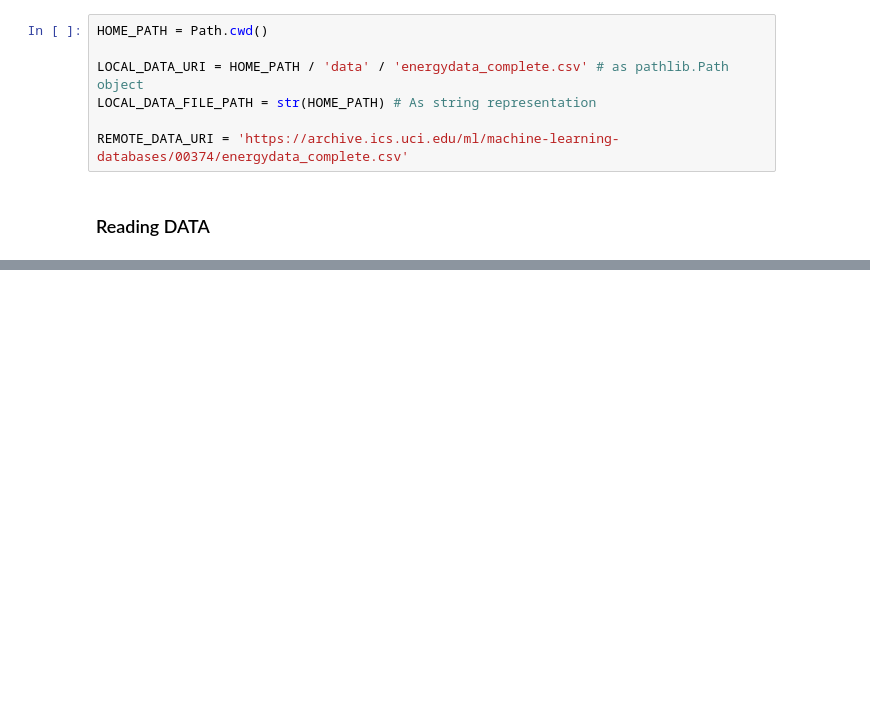
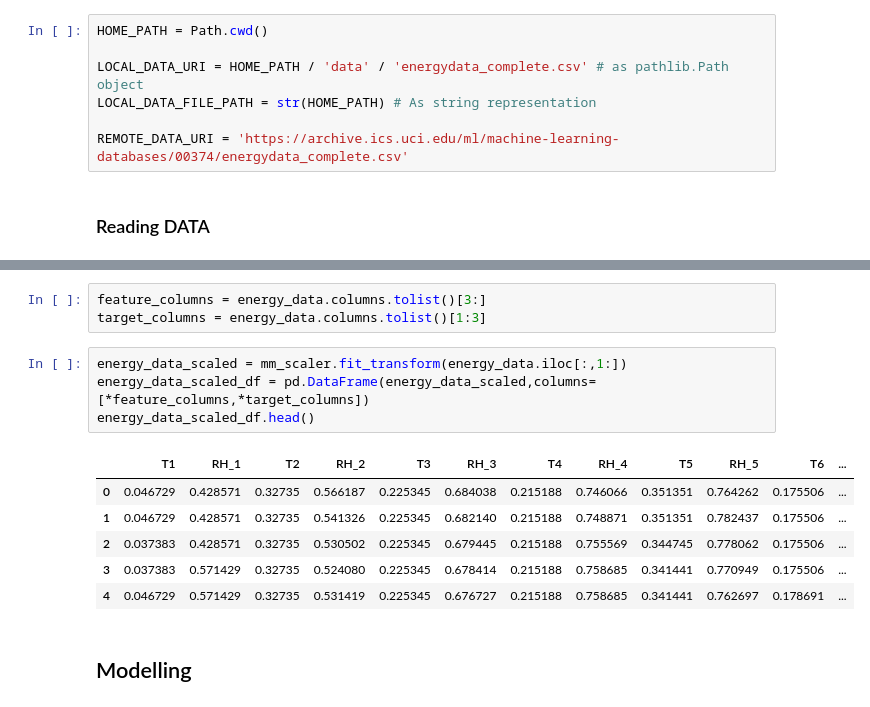
Before and after one commit to rnjema/hdsc_ml_regression, a Jupyter notebook: energy_ml_regression.ipynb, the cells around one changed output, grey strips where cells are left out. Drawn from its saved outputs; the diff is of its cells as text; blank space fills up the shorter version.

```diff
--- a/energy_ml_regression.ipynb
+++ b/energy_ml_regression.ipynb
@@ -67,0 +146,16 @@ else:
+# %%
+feature_columns = energy_data.columns.tolist()[3:]
+target_columns = energy_data.columns.tolist()[1:3]
+# %%
+energy_data_scaled = mm_scaler.fit_transform(energy_data.iloc[:,1:])
+energy_data_scaled_df = pd.DataFrame(energy_data_scaled,columns=[*feature_columns,*target_columns])
+energy_data_scaled_df.head()
+# %% [output]
+|  | T1 | RH_1 | T2 | RH_2 | T3 | RH_3 | T4 | RH_4 | T5 | RH_5 | T6 | ... |
+| 0 | 0.046729 | 0.428571 | 0.32735 | 0.566187 | 0.225345 | 0.684038 | 0.215188 | 0.746066 | 0.351351 | 0.764262 | 0.175506 | ... |
+| 1 | 0.046729 | 0.428571 | 0.32735 | 0.541326 | 0.225345 | 0.682140 | 0.215188 | 0.748871 | 0.351351 | 0.782437 | 0.175506 | ... |
+| 2 | 0.037383 | 0.428571 | 0.32735 | 0.530502 | 0.225345 | 0.679445 | 0.215188 | 0.755569 | 0.344745 | 0.778062 | 0.175506 | ... |
+| 3 | 0.037383 | 0.571429 | 0.32735 | 0.524080 | 0.225345 | 0.678414 | 0.215188 | 0.758685 | 0.341441 | 0.770949 | 0.175506 | ... |
+| 4 | 0.046729 | 0.571429 | 0.32735 | 0.531419 | 0.225345 | 0.676727 | 0.215188 | 0.758685 | 0.341441 | 0.762697 | 0.178691 | ... |
+# %% [markdown]
+## Modelling
```
Also changed, not shown: parts of 33 cells of this notebook.
